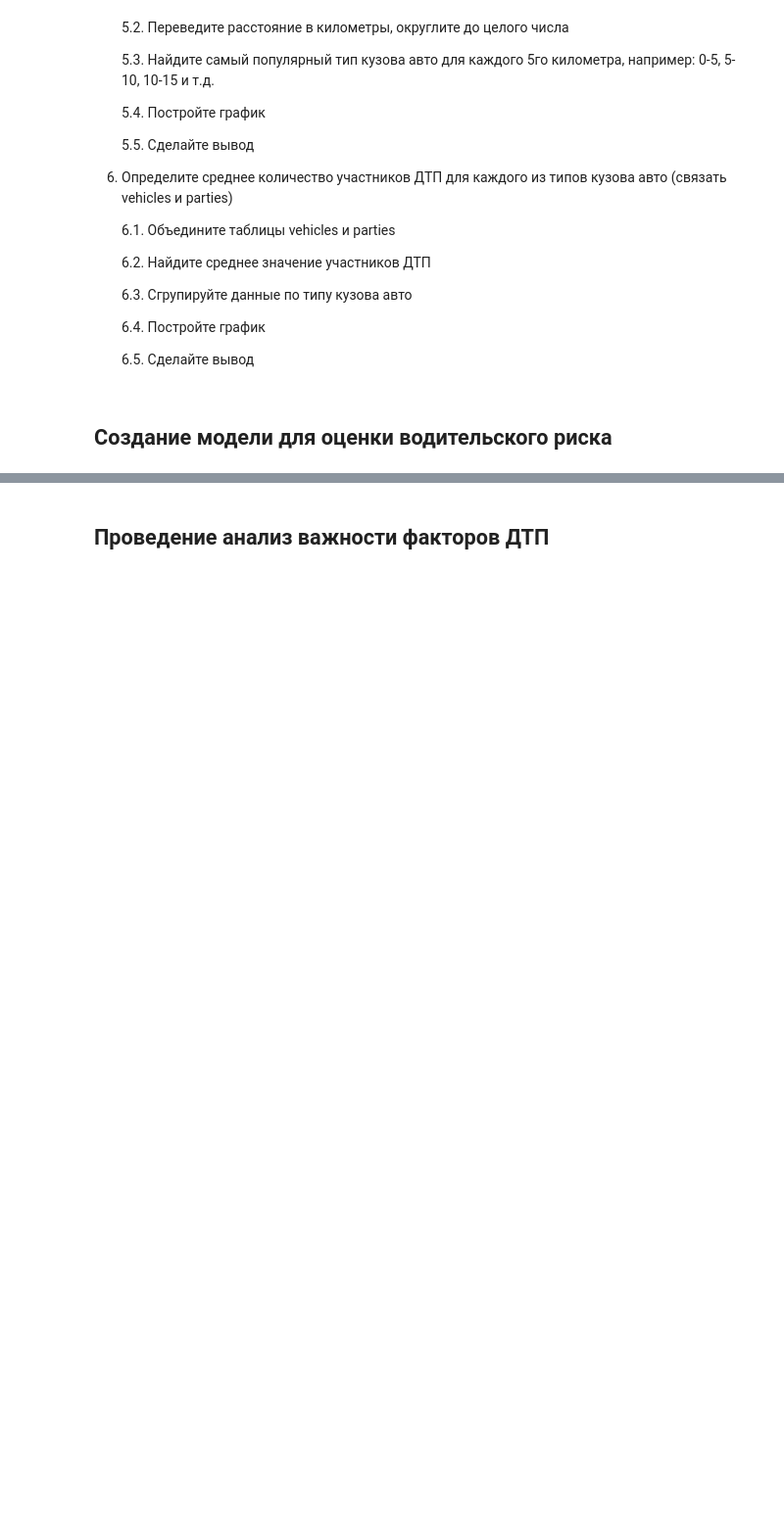
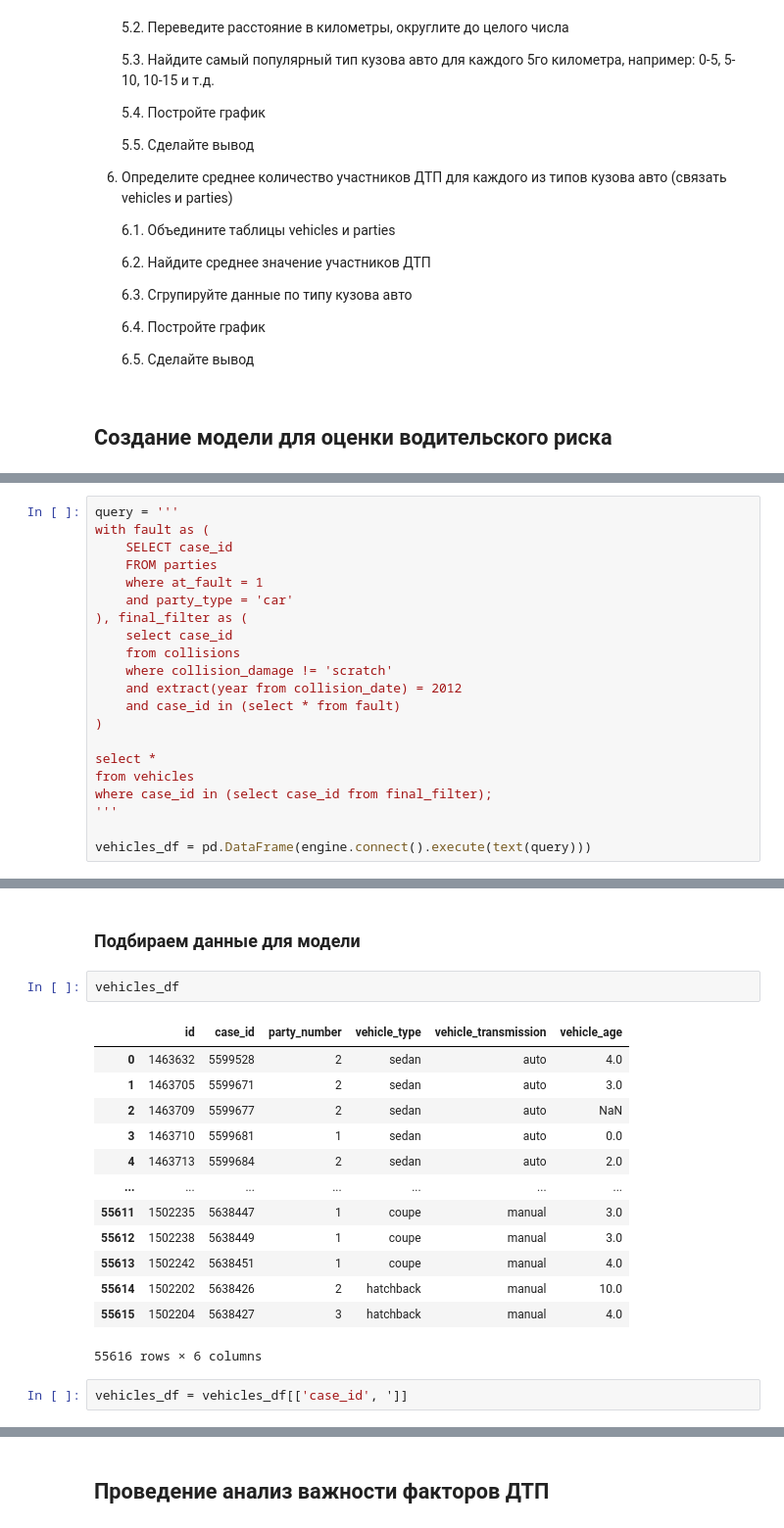
Before and after one commit to VSXV/Data-Science-Projects, a Jupyter notebook: 14. car accidents/93b6f1b1-e156-40b1-9ed6-0aaea9264dff.ipynb, the cells around one changed output, grey strips where cells are left out. Shown: that part at 98% size. Saved outputs shown, nothing was run; the diff lists cells and outputs as text; blank space fills up the shorter version.

```diff
--- a/14. car accidents/93b6f1b1-e156-40b1-9ed6-0aaea9264dff.ipynb
+++ b/14. car accidents/93b6f1b1-e156-40b1-9ed6-0aaea9264dff.ipynb
@@ -189,0 +192,21 @@ plt.show()
+# %%
+query = '''
+with fault as (
+    SELECT case_id
+    FROM parties
+    where at_fault = 1
+    and party_type = 'car'
+), final_filter as (
+    select case_id
+    from collisions
+    where collision_damage != 'scratch'
+    and extract(year from collision_date) = 2012
+    and case_id in (select * from fault)
+)
+
+select *
+from vehicles
+where case_id in (select case_id from final_filter);
+'''
+
+vehicles_df = pd.DataFrame(engine.connect().execute(text(query)))
@@ -189,0 +255,20 @@ plt.show()
+# %% [markdown]
+### Подбираем данные для модели
+# %%
+vehicles_df
+# %% [output]
+|  | id | case_id | party_number | vehicle_type | vehicle_transmission | vehicle_age |
+| 0 | 1463632 | 5599528 | 2 | sedan | auto | 4.0 |
+| 1 | 1463705 | 5599671 | 2 | sedan | auto | 3.0 |
+| 2 | 1463709 | 5599677 | 2 | sedan | auto | NaN |
+| 3 | 1463710 | 5599681 | 1 | sedan | auto | 0.0 |
+| 4 | 1463713 | 5599684 | 2 | sedan | auto | 2.0 |
+| ... | ... | ... | ... | ... | ... | ... |
+| 55611 | 1502235 | 5638447 | 1 | coupe | manual | 3.0 |
+| 55612 | 1502238 | 5638449 | 1 | coupe | manual | 3.0 |
+| 55613 | 1502242 | 5638451 | 1 | coupe | manual | 4.0 |
+| 55614 | 1502202 | 5638426 | 2 | hatchback | manual | 10.0 |
+| 55615 | 1502204 | 5638427 | 3 | hatchback | manual | 4.0 |
+55616 rows × 6 columns
+# %%
+vehicles_df = vehicles_df[['case_id', ']]
```
Also changed, not shown: parts of 5 cells of this notebook.
